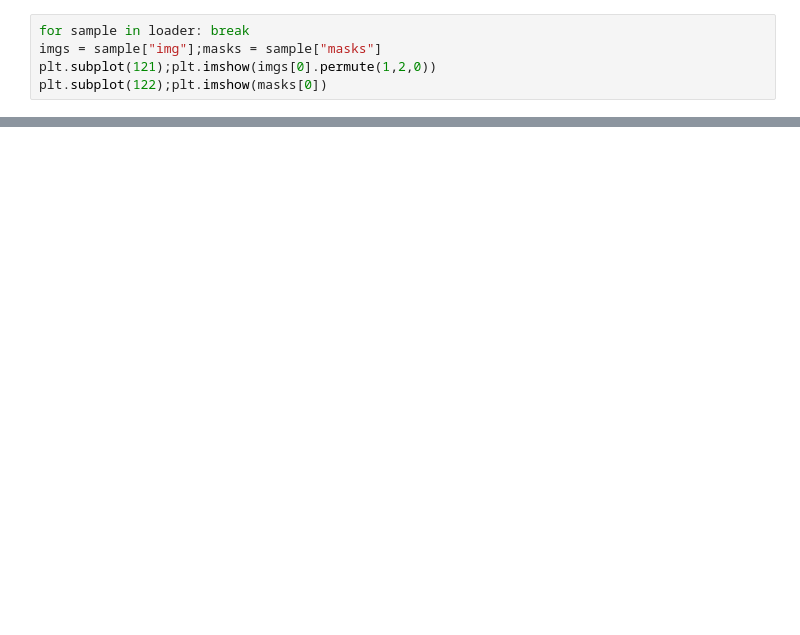
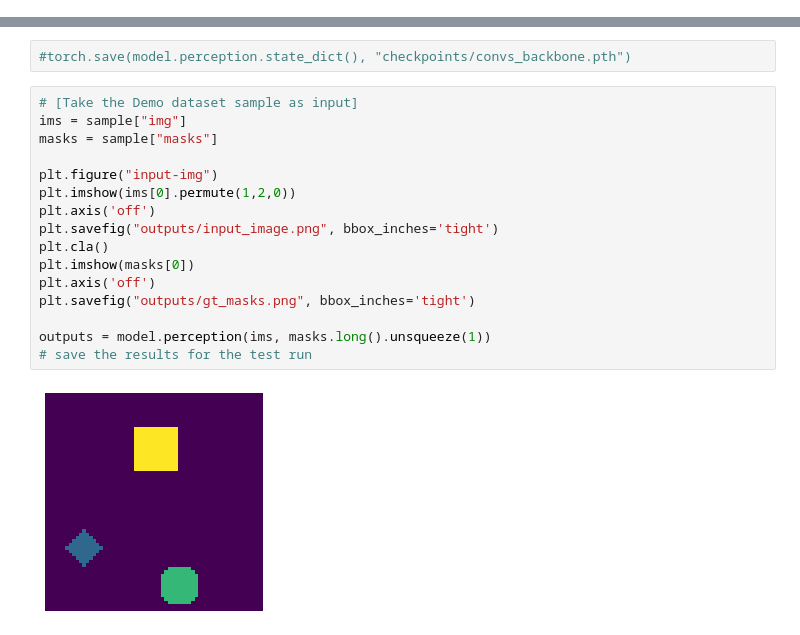
Before and after one commit to ZongjingLi/GroupNet, a Jupyter notebook: debug.ipynb, the cells around one changed output, grey strips where cells are left out. Cells and saved outputs as stored; diff of their text form; blank space fills up the shorter version.

```diff
--- a/debug.ipynb
+++ b/debug.ipynb
@@ -59,5 +58,0 @@ model.perception.load_state_dict(torch.load("checkpoints/KFT_percept_backup.pth"
-# %%
-for sample in loader: break
-imgs = sample["img"];masks = sample["masks"]
-plt.subplot(121);plt.imshow(imgs[0].permute(1,2,0))
-plt.subplot(122);plt.imshow(masks[0])
@@ -85,0 +95,20 @@ context = {
+# %%
+#torch.save(model.perception.state_dict(), "checkpoints/convs_backbone.pth")
+# %%
+# [Take the Demo dataset sample as input]
+ims = sample["img"]
+masks = sample["masks"]
+
+plt.figure("input-img")
+plt.imshow(ims[0].permute(1,2,0))
+plt.axis('off')
+plt.savefig("outputs/input_image.png", bbox_inches='tight')
+plt.cla()
+plt.imshow(masks[0])
+plt.axis('off')
+plt.savefig("outputs/gt_masks.png", bbox_inches='tight')
+
+outputs = model.perception(ims, masks.long().unsqueeze(1))
+# save the results for the test run
+# %% [output]
+[figure, added]
```
Also changed, not shown: parts of 20 cells of this notebook, 8 other files.
